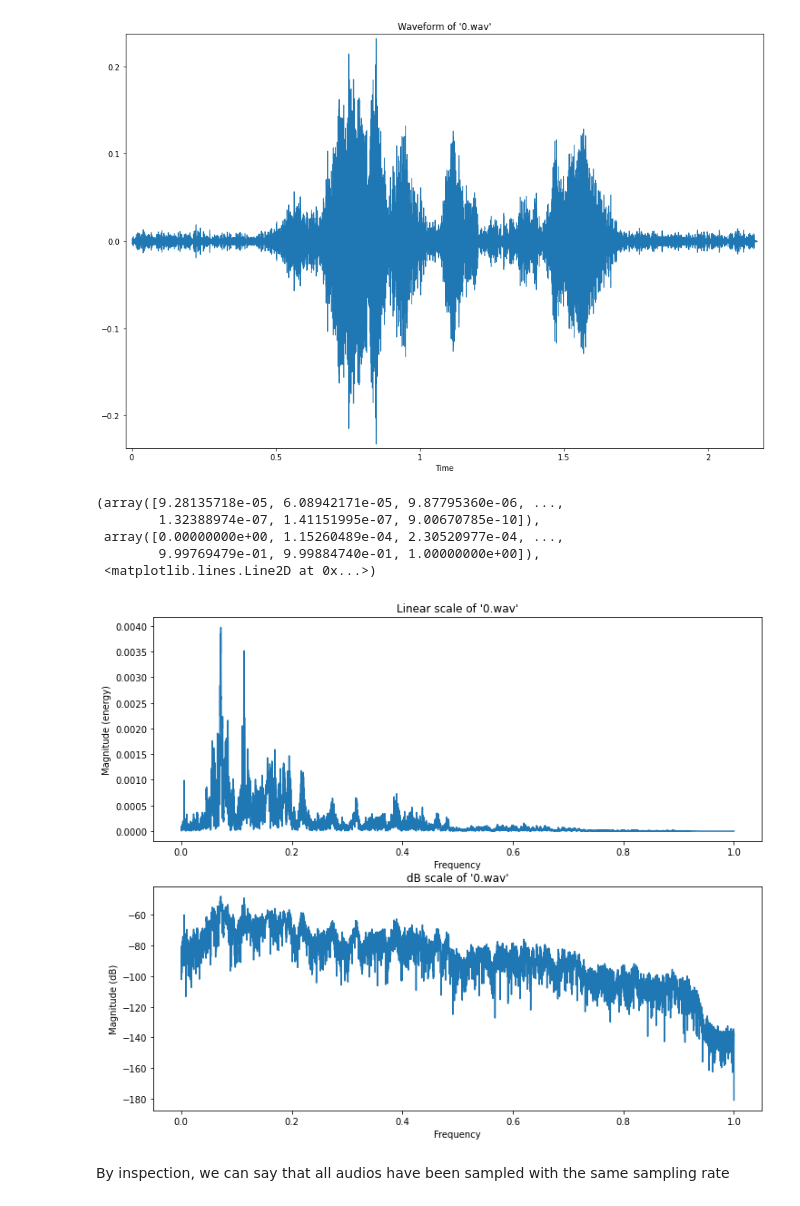
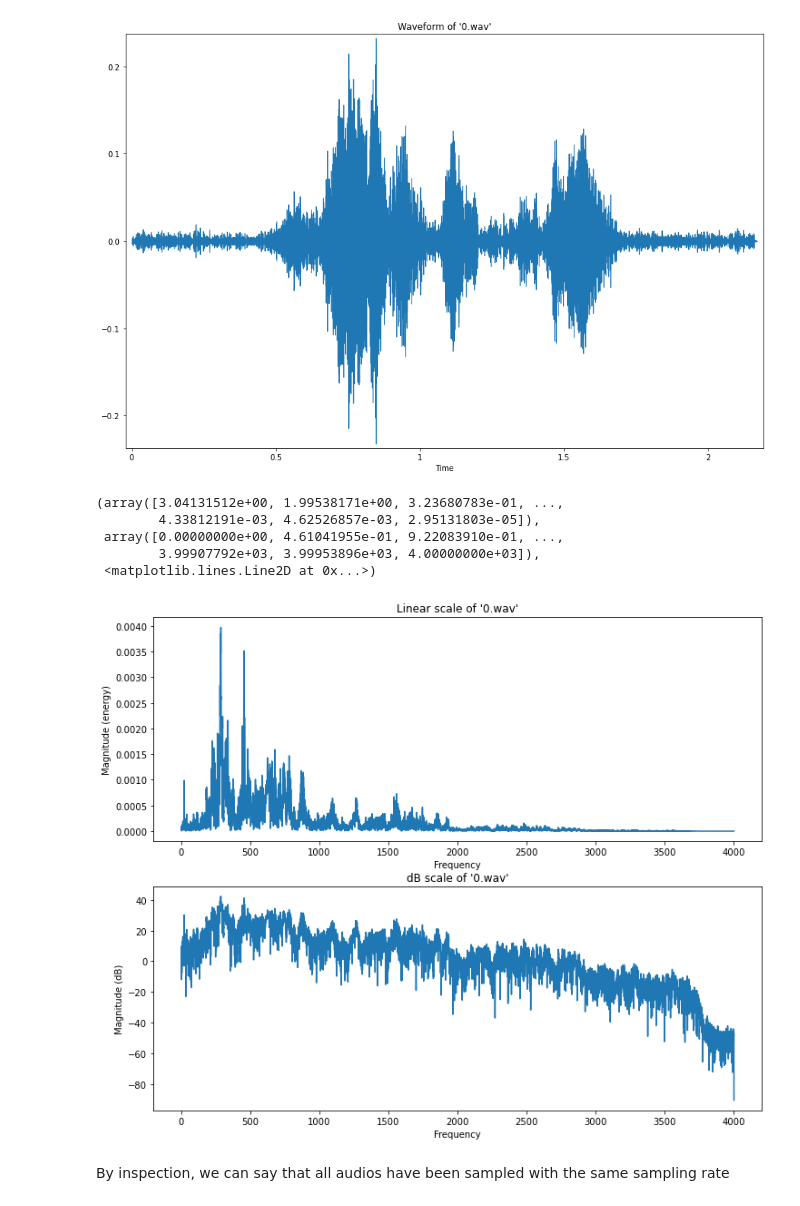
Before and after one commit to notlosca/audio_emotion_classification, a Jupyter notebook: the_one.ipynb, the cells around one changed output. Drawn from its saved outputs; the diff is of its cells as text; code cells hidden in the pictures.

```diff
--- a/the_one.ipynb
+++ b/the_one.ipynb
@@ -47,24 +48,24 @@ Text(0.5, 1.0, "Waveform of '0.wav'")
 # %%
 # Plot frequency domain
 
 # set figure dimension
 plt.figure(figsize=(12,10))
 
 # plot linear energy over frequency
 plt.subplot(2,1,1)
 plt.title(f"Linear scale of '{filenames[0]}'")
-plt.magnitude_spectrum(signal, scale='linear')
+plt.magnitude_spectrum(signal, sr, scale='linear')
 # plot log energy over frequency (as human perceive)
 plt.subplot(2,1,2)
 plt.title(f"dB scale of '{filenames[0]}'")
-plt.magnitude_spectrum(signal, scale='dB')
+plt.magnitude_spectrum(data, rate, scale='dB')
 # %% [output]
-(array([9.28135718e-05, 6.08942171e-05, 9.87795360e-06, ...,
-        1.32388974e-07, 1.41151995e-07, 9.00670785e-10]),
- array([0.00000000e+00, 1.15260489e-04, 2.30520977e-04, ...,
-        9.99769479e-01, 9.99884740e-01, 1.00000000e+00]),
+(array([3.04131512e+00, 1.99538171e+00, 3.23680783e-01, ...,
+        4.33812191e-03, 4.62526857e-03, 2.95131803e-05]),
+ array([0.00000000e+00, 4.61041955e-01, 9.22083910e-01, ...,
+        3.99907792e+03, 3.99953896e+03, 4.00000000e+03]),
  <matplotlib.lines.Line2D at 0x...>)
-[figure, old version]
+[figure, new version]
 # %% [markdown]
 By inspection, we can say that all audios have been sampled with the same sampling rate
 # %% [markdown]
```
Also changed, not shown: parts of 15 cells of this notebook.
